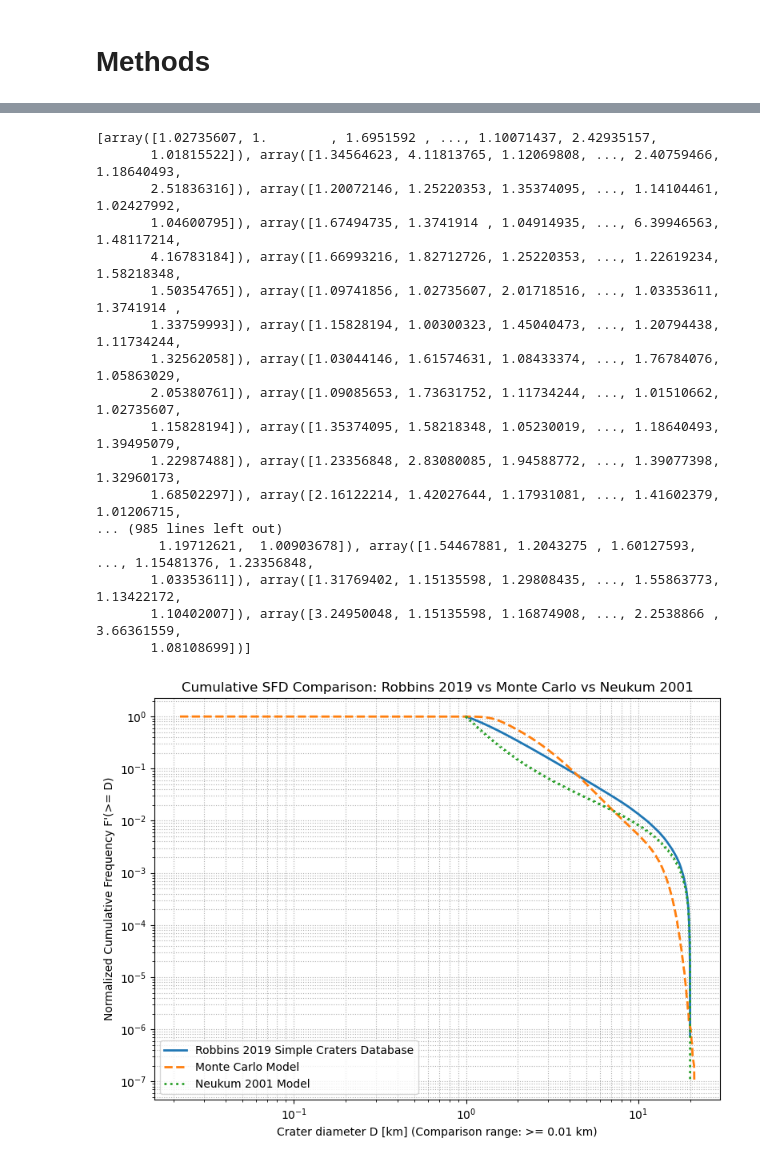
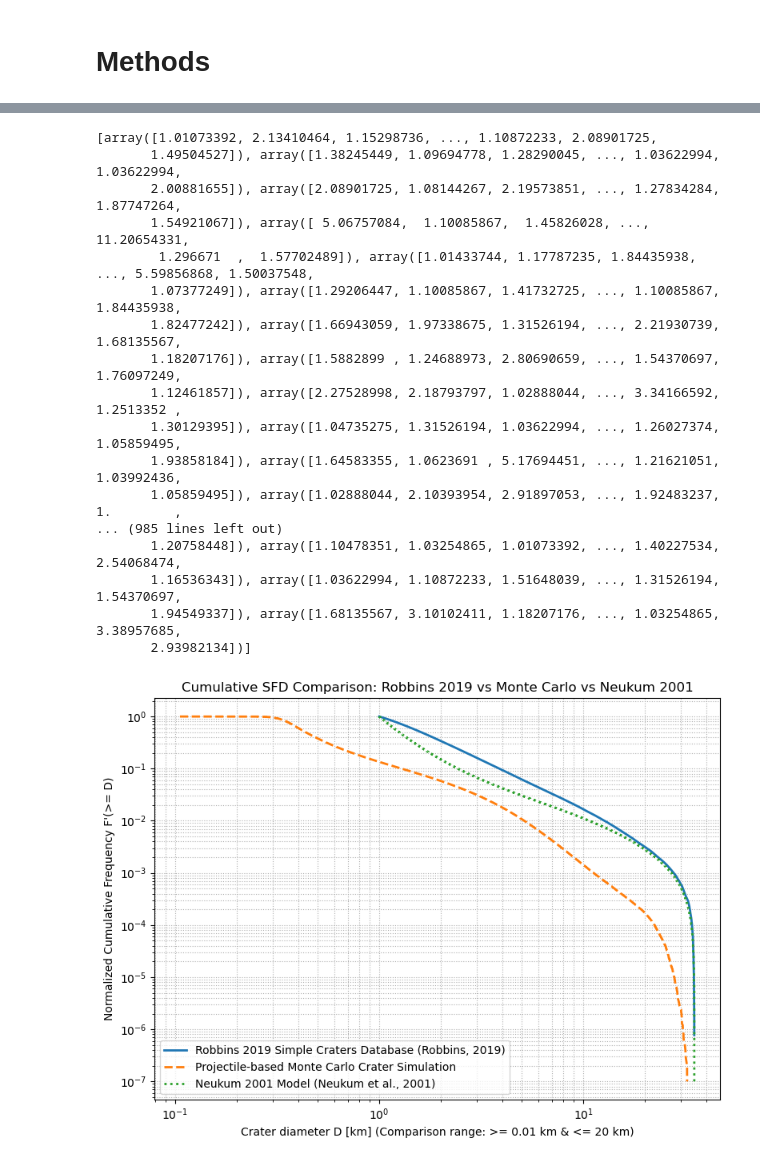
Before and after one commit to CapeGenius/Astrostats-Final, a Jupyter notebook: draft.ipynb, the cells around one changed output, grey strips where cells are left out. Cells and saved outputs as stored; diff of their text form; code cells hidden in the pictures.

Commit message:
added a new model to measure crater diameter

```diff
--- a/draft.ipynb
+++ b/draft.ipynb
@@ -110,6 +110,7 @@ MEAN_IMPACT_VEL_M_S = MEAN_IMPACT_VEL_KM_S * 1000.0
 N_MONTE_CARLO = RUNS*POPULATION_SIZE # monte carlo run number
 VEL_EXPONENT = 0.44
 CRATER_TO_PROJECTILE_RATIO = 10.0
+MAX_DIAMETER = 35
 
 
 # ------ FUNCTIONS ----------
@@ -121,7 +122,7 @@ def load_crater_catalog(csv_path: str) -> pd.DataFrame:
     df = df.copy()
 
     # filter craters less than 300 kilometers
-    df = df[df["DIAM_CIRC_IMG"] < 20.0]
+    df = df[df["DIAM_CIRC_IMG"] < MAX_DIAMETER]
 
     df["D_final_m"] = df["DIAM_CIRC_IMG"] * 1000.0
     return df
@@ -204,6 +205,21 @@ def calculate_crater_diameters(
     print(D_array.flatten())
     return D_array
 
+def calculate_crater_diameters_v2(
+    energy_population: np.ndarray, mass_population: np.ndarray):
+    """
+
+    """
+    g = 162 # m/s^2
+    moon_density = 3.344  # g/cm^3
+    impactor_density = 2.7  # g/cm^3
+
+
+    V_array = 3.02*(energy_population**0.648)*(mass_population**0.136)*(g**-0.648)*(impactor_density**0.216)*(moon_density**-1)
+    D_array = (2*np.cbrt(((3*V_array) / (4*math.pi))) )/ 100  # convert cm to m
+    print(D_array.flatten())
+    return D_array
+
 def monte_carlo_crater_population(
     n_runs: int,
     mass_population: list,
@@ -227,7 +243,7 @@ def monte_carlo_crater_population(
     )
 
     kinetic_energy_array = calculate_kinetic_energy(mass_population=mass_population, velocity_samples=velocity_samples)
-    D_sim_m = calculate_crater_diameters(energy_population=kinetic_energy_array)
+    D_sim_m = calculate_crater_diameters_v2(energy_population=kinetic_energy_array, mass_population=np.asarray(mass_population))
 
     return {
         "mass_samples_kg": mass_population,
@@ -364,7 +380,7 @@ import matplotlib.pyplot as plt
 
 # create initial lists
 bin_count = 1000
-min_diameter = 1
+min_diameter = 0.1
 max_diameter = 27
 diameter_list = np.logspace(np.log10(min_diameter), np.log10(max_diameter), num=bin_count )
 coefficient_list = [0,1.375, 0.1272, -1.2821, -0.3075, 0.4148, 0.1911, -0.04261, -3.1802e-3, 2.799e-3, 6.892e-4, 2.614e-6, -1.416e-6, -1.191e-6]
@@ -476,51 +492,51 @@ neukum_2001_coefficients = [
     +0.781027,   # a2
     +1.021521,   # a3
     -0.156012,   # a4
     -0.444058,   # a5
     +0.019977,   # a6
     +0.086850,   # a7
     -0.005874,   # a8
     -0.006809,   # a9
     +0.000825,   # a10 (Converted from +8.25 x 10^-4)
     +0.0000554   # a11 (Converted from +5.54 x 10^-5)
 ]
 
 # create initial lists
 bin_count = 1000
 min_diameter = 1
-max_diameter = 20
+max_diameter = MAX_DIAMETER
 diameter_list = np.logspace(np.log10(min_diameter), np.log10(max_diameter), num=bin_count )
 
 # get the list of relative plots
 neukeum_crater_count_list = r_plot_prediction(diameter_list=diameter_list, coefficient_list=neukum_2001_coefficients)
 
 neukeum_probability_distribution = neukeum_crater_count_list / sum(neukeum_crater_count_list)
 crater_population = np.asarray(monte_carlo_crater(diameter_list, neukeum_probability_distribution, runs = RUNS, k = POPULATION_SIZE))
 print(list(crater_population))
 
 list_crater_count = [D_obs_m, D_sim_m, crater_population*1000]
 labels = ["Robbins 2019 Simple Craters Database (Robbins, 2019)", "Projectile-based Monte Carlo Crater Simulation", "Neukum 2001 Model (Neukum et al., 2001)"]
 
 plot_sfd_overlay_2(list_crater_count,labels, D_min_km=0.01, title="Cumulative SFD Comparison: Robbins 2019 vs Monte Carlo vs Neukum 2001")
 # %% [output]
-[array([1.02735607, 1.        , 1.6951592 , ..., 1.10071437, 2.42935157,
-       1.01815522]), array([1.34564623, 4.11813765, 1.12069808, ..., 2.40759466, 1.18640493,
-       2.51836316]), array([1.20072146, 1.25220353, 1.35374095, ..., 1.14104461, 1.02427992,
-       1.04600795]), array([1.67494735, 1.3741914 , 1.04914935, ..., 6.39946563, 1.48117214,
-       4.16783184]), array([1.66993216, 1.82712726, 1.25220353, ..., 1.22619234, 1.58218348,
-       1.50354765]), array([1.09741856, 1.02735607, 2.01718516, ..., 1.03353611, 1.3741914 ,
-       1.33759993]), array([1.15828194, 1.00300323, 1.45040473, ..., 1.20794438, 1.11734244,
-       1.32562058]), array([1.03044146, 1.61574631, 1.08433374, ..., 1.76784076, 1.05863029,
-       2.05380761]), array([1.09085653, 1.73631752, 1.11734244, ..., 1.01510662, 1.02735607,
-       1.15828194]), array([1.35374095, 1.58218348, 1.05230019, ..., 1.18640493, 1.39495079,
-       1.22987488]), array([1.23356848, 2.83080085, 1.94588772, ..., 1.39077398, 1.32960173,
-       1.68502297]), array([2.16122214, 1.42027644, 1.17931081, ..., 1.41602379, 1.01206715,
+[array([1.01073392, 2.13410464, 1.15298736, ..., 1.10872233, 2.08901725,
+       1.49504527]), array([1.38245449, 1.09694778, 1.28290045, ..., 1.03622994, 1.03622994,
+       2.00881655]), array([2.08901725, 1.08144267, 2.19573851, ..., 1.27834284, 1.87747264,
+       1.54921067]), array([ 5.06757084,  1.10085867,  1.45826028, ..., 11.20654331,
+        1.296671  ,  1.57702489]), array([1.01433744, 1.17787235, 1.84435938, ..., 5.59856868, 1.50037548,
+       1.07377249]), array([1.29206447, 1.10085867, 1.41732725, ..., 1.10085867, 1.84435938,
+       1.82477242]), array([1.66943059, 1.97338675, 1.31526194, ..., 2.21930739, 1.68135567,
+       1.18207176]), array([1.5882899 , 1.24688973, 2.80690659, ..., 1.54370697, 1.76097249,
+       1.12461857]), array([2.27528998, 2.18793797, 1.02888044, ..., 3.34166592, 1.2513352 ,
+       1.30129395]), array([1.04735275, 1.31526194, 1.03622994, ..., 1.26027374, 1.05859495,
+       1.93858184]), array([1.64583355, 1.0623691 , 5.17694451, ..., 1.21621051, 1.03992436,
+       1.05859495]), array([1.02888044, 2.10393954, 2.91897053, ..., 1.92483237, 1.        ,
 ... (985 lines left out)
-        1.19712621,  1.00903678]), array([1.54467881, 1.2043275 , 1.60127593, ..., 1.15481376, 1.23356848,
-       1.03353611]), array([1.31769402, 1.15135598, 1.29808435, ..., 1.55863773, 1.13422172,
-       1.10402007]), array([3.24950048, 1.15135598, 1.16874908, ..., 2.2538866 , 3.66361559,
-       1.08108699])]
+       1.20758448]), array([1.10478351, 1.03254865, 1.01073392, ..., 1.40227534, 2.54068474,
+       1.16536343]), array([1.03622994, 1.10872233, 1.51648039, ..., 1.31526194, 1.54370697,
+       1.94549337]), array([1.68135567, 3.10102411, 1.18207176, ..., 1.03254865, 3.38957685,
+       2.93982134])]
-[figure, old version]
+[figure, new version]
 # %%
 labels = ["Robbins 2019 Simple Craters Database (Robbins 2019)", "Projectile-based Monte Carlo Crater Simulation", "Neukum Lunar Production Function (Neukum et al. 2001)"]
 
```
Also changed, not shown: parts of 7 cells of this notebook.
